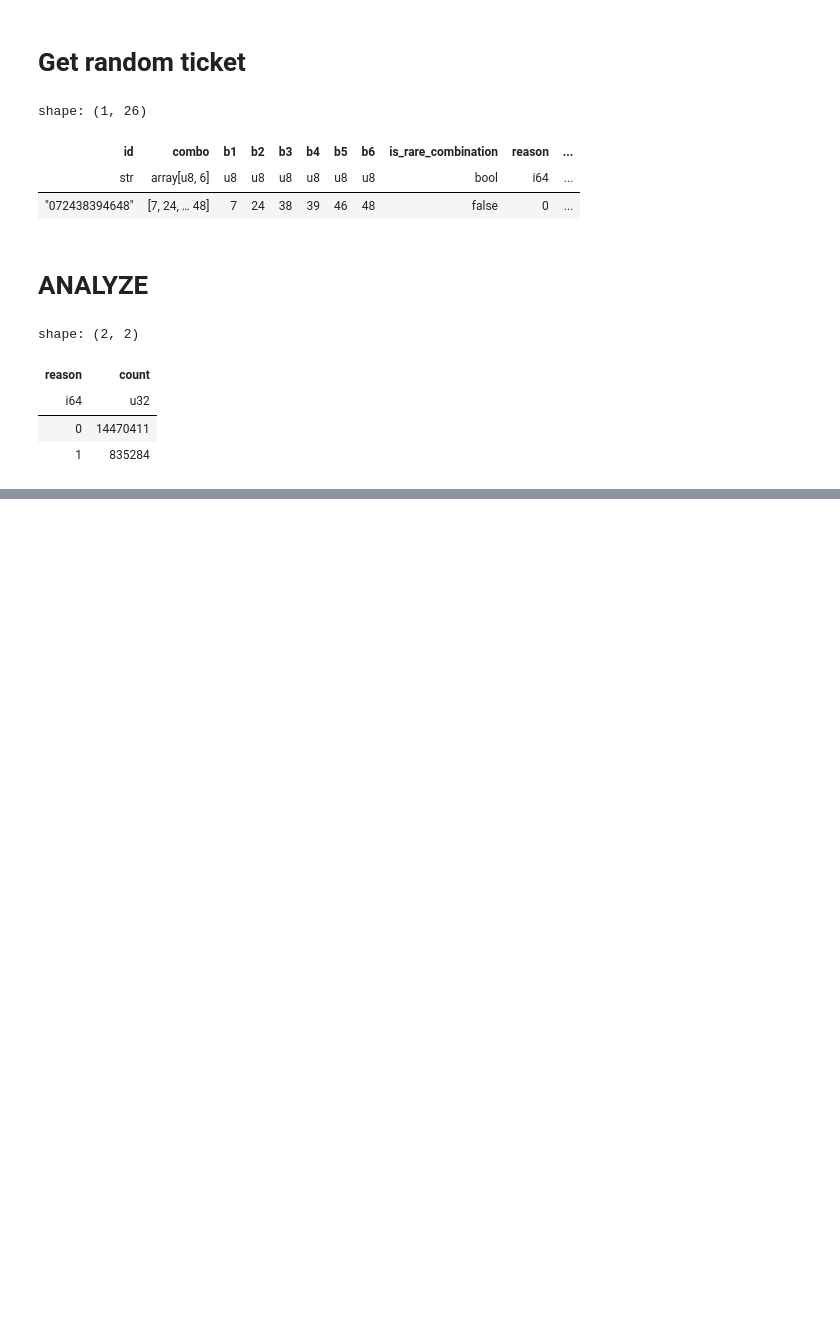
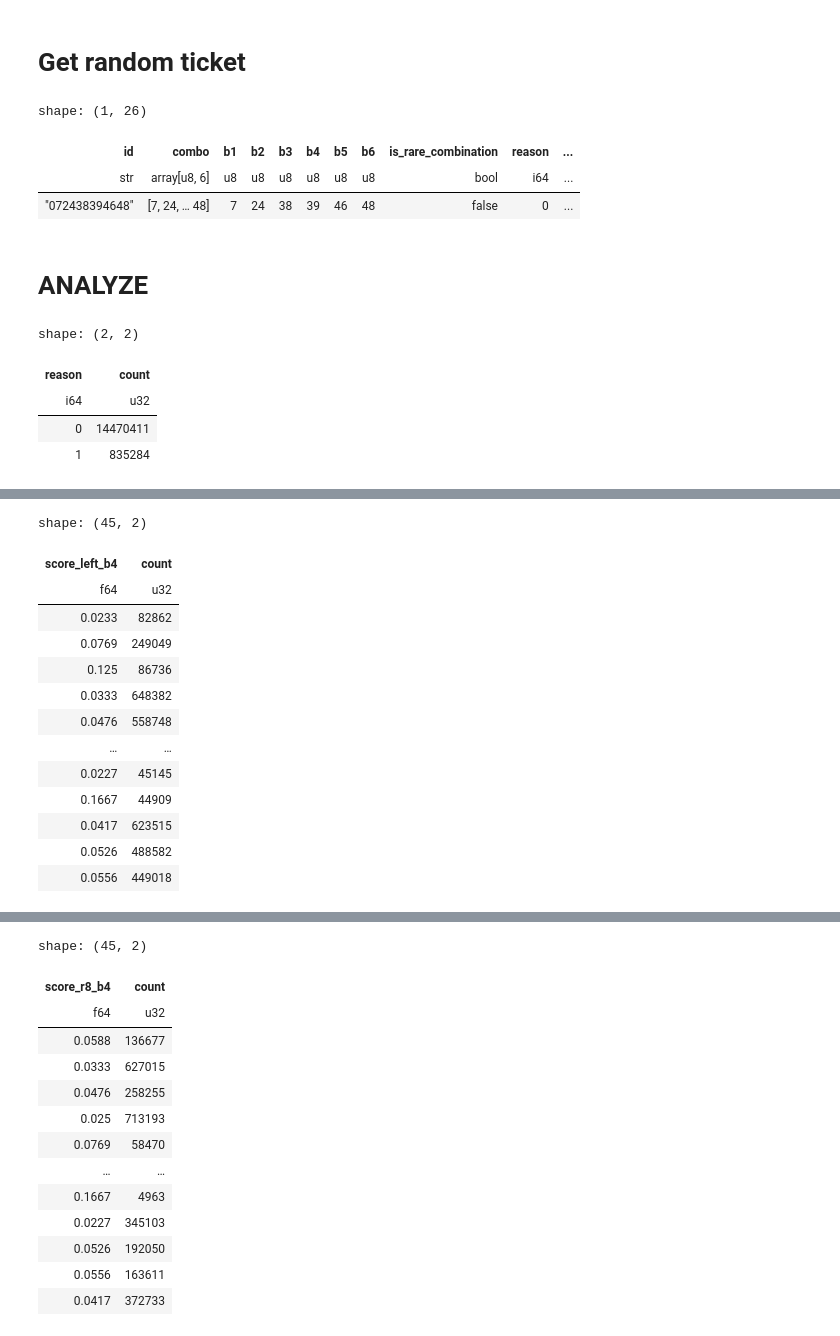
Before and after one commit to coins5/tinkapp.v4, a Jupyter notebook: explore_parquet_v2.ipynb, the cells around one changed output, grey strips where cells are left out. Cells and saved outputs as stored; diff of their text form; code cells hidden in the pictures; blank space fills up the shorter version.

```diff
--- a/explore_parquet_v2.ipynb
+++ b/explore_parquet_v2.ipynb
@@ -133,3 +99,21 @@ shape: (45, 2)
 | 0.0526 | 663635 |
 | 0.0417 | 588350 |
 [interactive output not drawn]
+# %%
+show_b_stats('score_left_b4')
+show_b_stats('score_r8_b4')
+# %% [output]
+shape: (45, 2)
+| score_left_b4 | count |
+| f64 | u32 |
+| 0.0233 | 82862 |
+| 0.0769 | 249049 |
+| 0.125 | 86736 |
+| 0.0333 | 648382 |
+| 0.0476 | 558748 |
+| … | … |
+| 0.0227 | 45145 |
+| 0.1667 | 44909 |
+| 0.0417 | 623515 |
+| 0.0526 | 488582 |
+| 0.0556 | 449018 |
@@ -135,0 +121,14 @@ shape: (45, 2)
+shape: (45, 2)
+| score_r8_b4 | count |
+| f64 | u32 |
+| 0.0588 | 136677 |
+| 0.0333 | 627015 |
+| 0.0476 | 258255 |
+| 0.025 | 713193 |
+| 0.0769 | 58470 |
+| … | … |
+| 0.1667 | 4963 |
+| 0.0227 | 345103 |
+| 0.0526 | 192050 |
+| 0.0556 | 163611 |
+| 0.0417 | 372733 |
```
Also changed, not shown: parts of 2 cells of this notebook.
